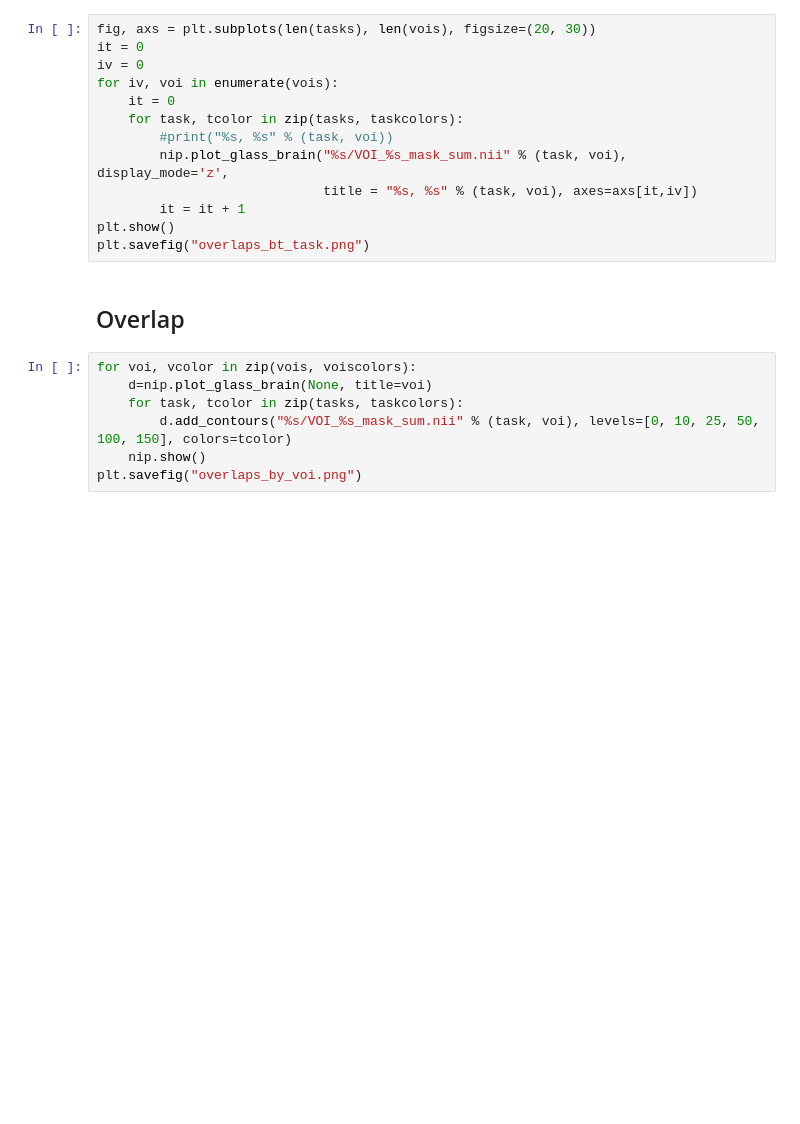
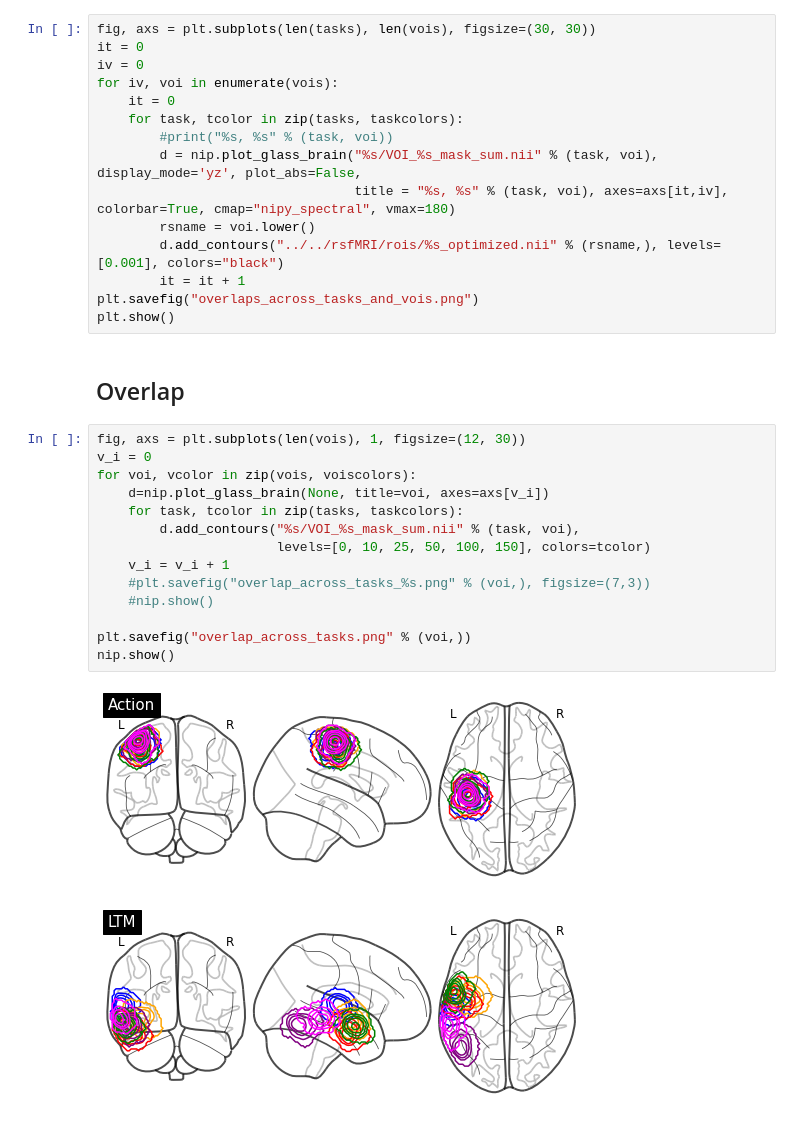
Before and after one commit to UWCCDL/CMC-DCM, a Jupyter notebook: tfMRI/vois/task_vois.ipynb, the cells around one changed output. Drawn from its saved outputs; the diff is of its cells as text; blank space fills up the shorter version.

```diff
--- a/tfMRI/vois/task_vois.ipynb
+++ b/tfMRI/vois/task_vois.ipynb
@@ -10,24 +10,36 @@ tasks = ["Emotion", "Gambling", "Language", "Relational", "Social", "WM"]
 # %% [markdown]
 ## Independent Visualization
 # %%
-fig, axs = plt.subplots(len(tasks), len(vois), figsize=(20, 30))
+fig, axs = plt.subplots(len(tasks), len(vois), figsize=(30, 30))
 it = 0
 iv = 0
 for iv, voi in enumerate(vois):
     it = 0
     for task, tcolor in zip(tasks, taskcolors):
         #print("%s, %s" % (task, voi))
-        nip.plot_glass_brain("%s/VOI_%s_mask_sum.nii" % (task, voi), display_mode='z',
-                             title = "%s, %s" % (task, voi), axes=axs[it,iv])
+        d = nip.plot_glass_brain("%s/VOI_%s_mask_sum.nii" % (task, voi), display_mode='yz', plot_abs=False,
+                                 title = "%s, %s" % (task, voi), axes=axs[it,iv], colorbar=True, cmap="nipy_spectral", vmax=180)
+        rsname = voi.lower()
+        d.add_contours("../../rsfMRI/rois/%s_optimized.nii" % (rsname,), levels=[0.001], colors="black")
         it = it + 1
+plt.savefig("overlaps_across_tasks_and_vois.png")
 plt.show()
-plt.savefig("overlaps_bt_task.png")
 # %% [markdown]
 ## Overlap
 # %%
+fig, axs = plt.subplots(len(vois), 1, figsize=(12, 30))
+v_i = 0
 for voi, vcolor in zip(vois, voiscolors):
-    d=nip.plot_glass_brain(None, title=voi)
+    d=nip.plot_glass_brain(None, title=voi, axes=axs[v_i])
     for task, tcolor in zip(tasks, taskcolors):
-        d.add_contours("%s/VOI_%s_mask_sum.nii" % (task, voi), levels=[0, 10, 25, 50, 100, 150], colors=tcolor)
-    nip.show()
-plt.savefig("overlaps_by_voi.png")
+        d.add_contours("%s/VOI_%s_mask_sum.nii" % (task, voi),
+                       levels=[0, 10, 25, 50, 100, 150], colors=tcolor)
+    v_i = v_i + 1
+    #plt.savefig("overlap_across_tasks_%s.png" % (voi,), figsize=(7,3))
+    #nip.show()
+
+plt.savefig("overlap_across_tasks.png" % (voi,))
+nip.show()
+# %% [output]
+[figure, added]
+[figure, added]
```
Also changed, not shown: parts of 1 cell of this notebook, 5 other files.
